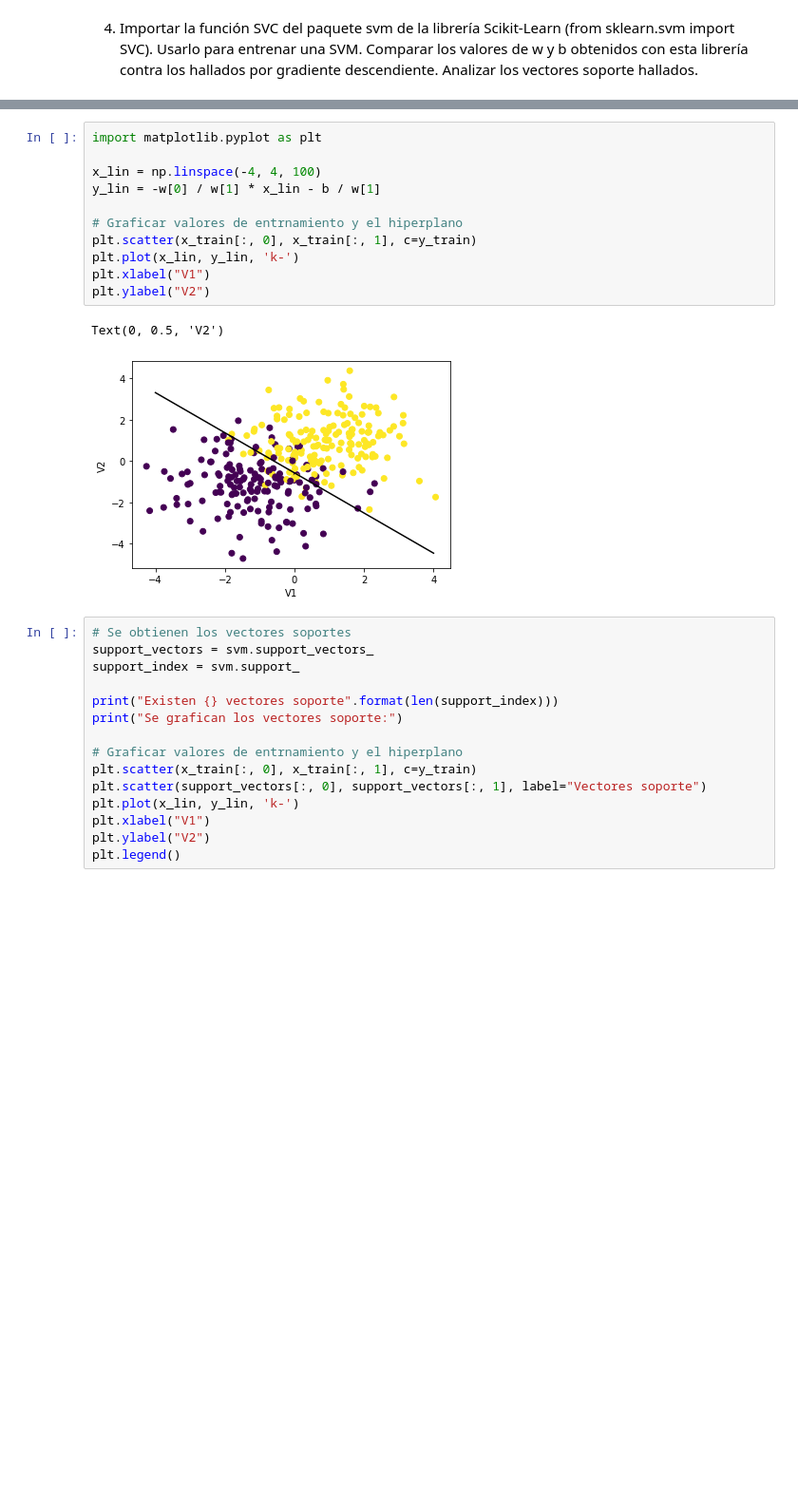
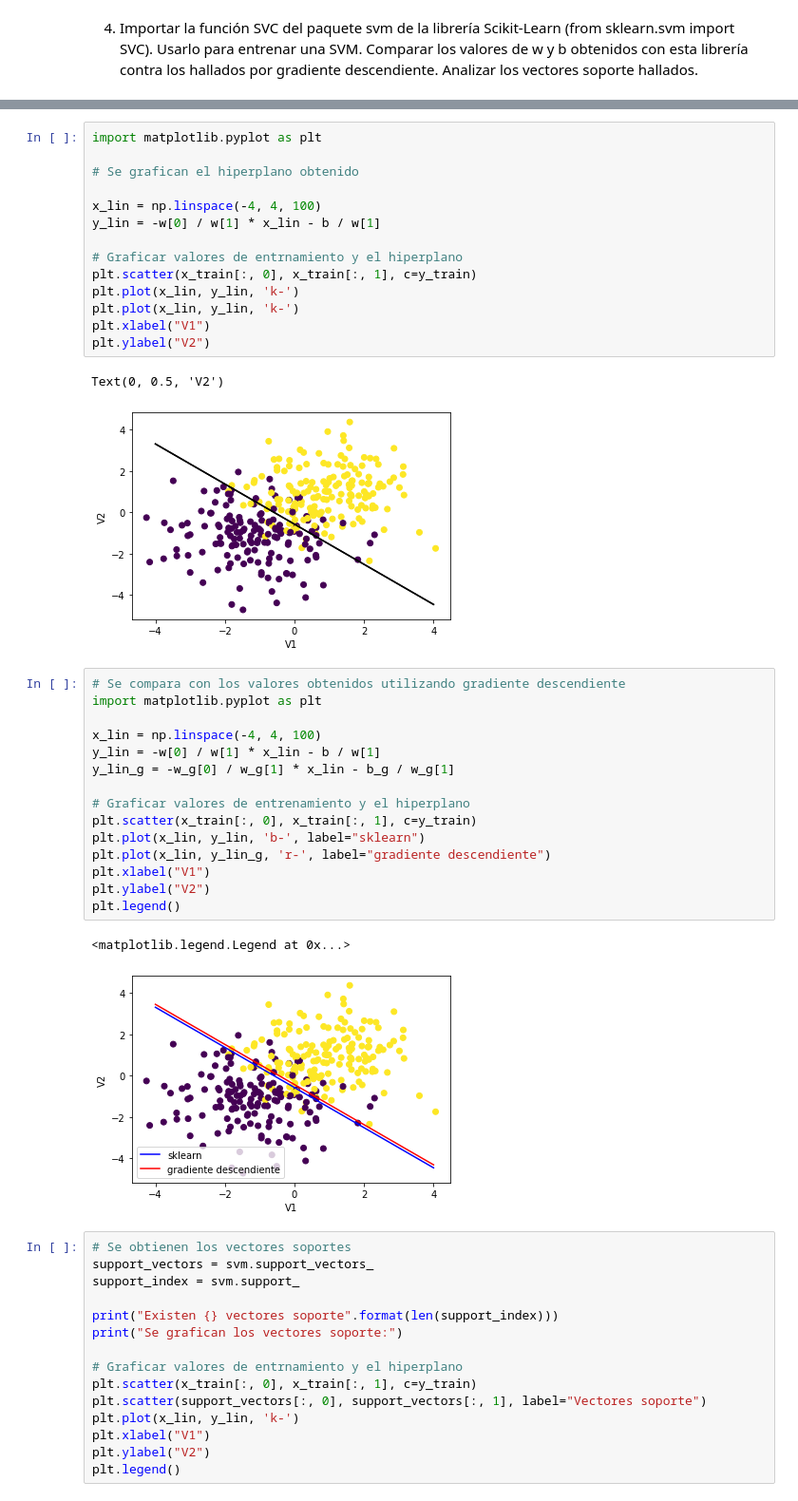
Before and after one commit to GonzaloRomeroR/CEIA_SVM, a Jupyter notebook: TP2.ipynb, the cells around one changed output, grey strips where cells are left out. Shown at 95% size. Cells and saved outputs as stored; diff of their text form; blank space fills up the shorter version.

```diff
--- a/TP2.ipynb
+++ b/TP2.ipynb
@@ -305,6 +169,8 @@ El valor b de offset :
 b = 0.41323590182864467
 # %%
 import matplotlib.pyplot as plt
+
+# Se grafican el hiperplano obtenido
 
 x_lin = np.linspace(-4, 4, 100)
 y_lin = -w[0] / w[1] * x_lin - b / w[1]
@@ -312,11 +178,30 @@ y_lin = -w[0] / w[1] * x_lin - b / w[1]
 # Graficar valores de entrnamiento y el hiperplano
 plt.scatter(x_train[:, 0], x_train[:, 1], c=y_train)
 plt.plot(x_lin, y_lin, 'k-')
+plt.plot(x_lin, y_lin, 'k-')
 plt.xlabel("V1")
 plt.ylabel("V2")
 # %% [output]
 Text(0, 0.5, 'V2')
 [figure]
+# %%
+# Se compara con los valores obtenidos utilizando gradiente descendiente
+import matplotlib.pyplot as plt
+
+x_lin = np.linspace(-4, 4, 100)
+y_lin = -w[0] / w[1] * x_lin - b / w[1]
+y_lin_g = -w_g[0] / w_g[1] * x_lin - b_g / w_g[1]
+
+# Graficar valores de entrenamiento y el hiperplano
+plt.scatter(x_train[:, 0], x_train[:, 1], c=y_train)
+plt.plot(x_lin, y_lin, 'b-', label="sklearn")
+plt.plot(x_lin, y_lin_g, 'r-', label="gradiente descendiente")
+plt.xlabel("V1")
+plt.ylabel("V2")
+plt.legend()
+# %% [output]
+<matplotlib.legend.Legend at 0x...>
+[figure, added]
 # %%
 # Se obtienen los vectores soportes
 support_vectors = svm.support_vectors_
```
Also changed, not shown: parts of 22 cells of this notebook.
